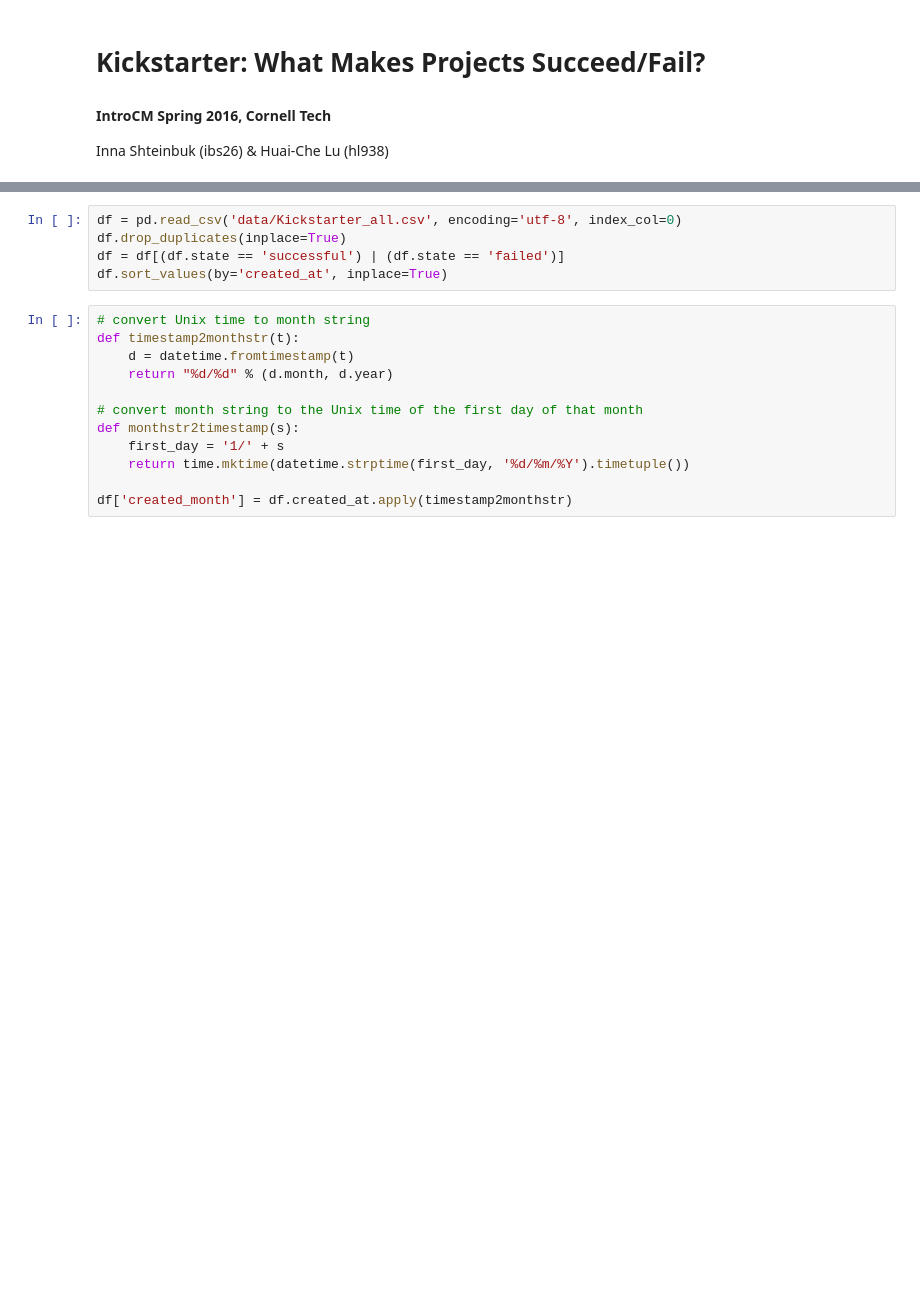
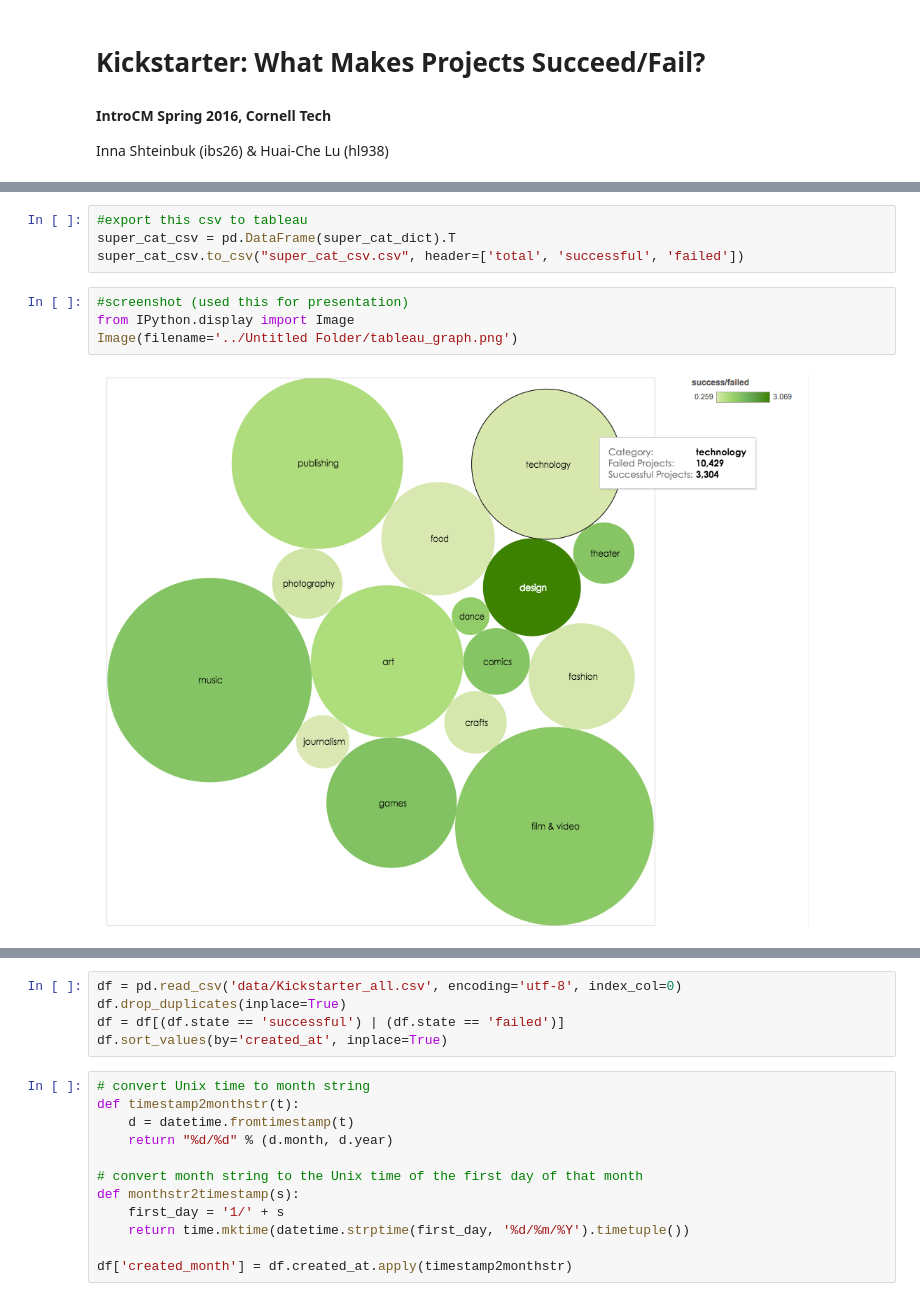
Before and after one commit to acsalu/IntroCM-Kickstar, a Jupyter notebook: Report.ipynb, the cells around one changed output, grey strips where cells are left out. Cells and saved outputs as stored; diff of their text form; blank space fills up the shorter version.

```diff
--- a/Report.ipynb
+++ b/Report.ipynb
@@ -64,0 +133,10 @@ plt.style.use('ggplot')
+# %%
+#export this csv to tableau
+super_cat_csv = pd.DataFrame(super_cat_dict).T
+super_cat_csv.to_csv("super_cat_csv.csv", header=['total', 'successful', 'failed'])
+# %%
+#screenshot (used this for presentation)
+from IPython.display import Image
+Image(filename='../Untitled Folder/tableau_graph.png')
+# %% [output]
+[figure, added]
```
Also changed, not shown: parts of 62 cells of this notebook, 2 other files.
